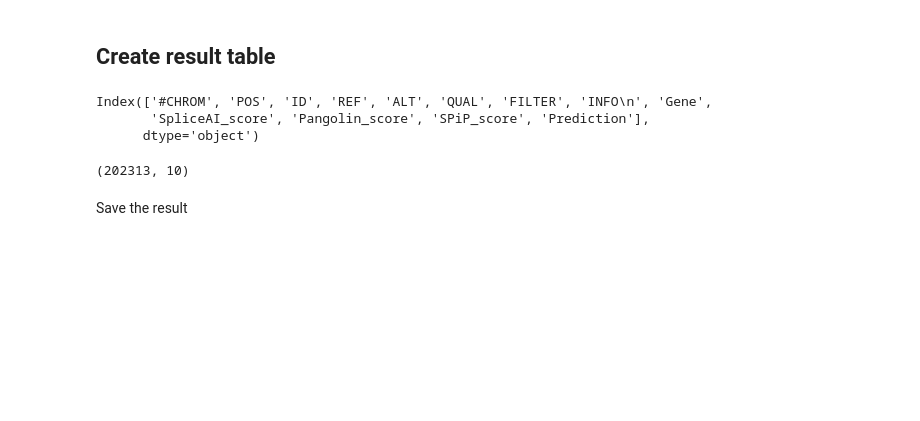
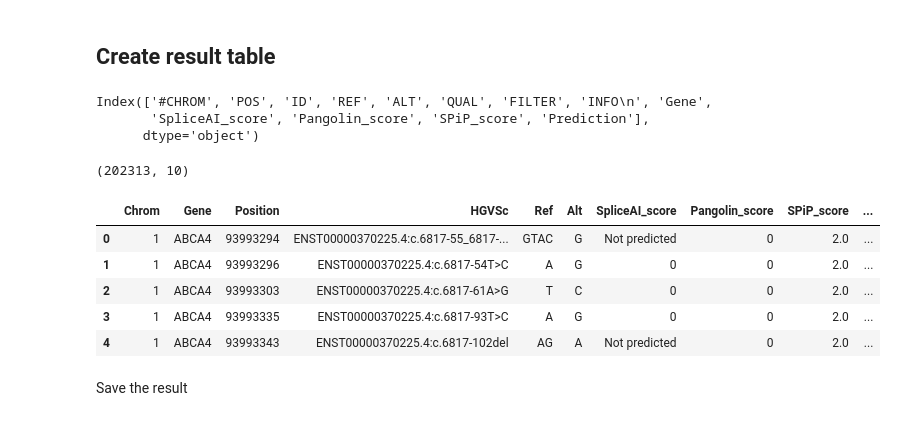
Before and after one commit to EkaterinShitik/IRD_prediction_assessment, a Jupyter notebook: annotation/Data_annotation.ipynb, the cells around one changed output. Cells and saved outputs as stored; diff of their text form; code cells hidden in the pictures; blank space fills up the shorter version.

```diff
--- a/annotation/Data_annotation.ipynb
+++ b/annotation/Data_annotation.ipynb
@@ -83,37 +83,37 @@ total_table = pd.concat((ABCA4_vcf, CRB1_vcf, USH2A_vcf))
 # %% [markdown]
 ## Add the obtained tool scores
 # %%
-def process_spip(preds: list):
-    _preds = preds.split(",")
+def process_spip(preds: list) -> float:
+    preds = preds.split(",")
     _max = 0
-    for _p in _preds:
-        score = float(_p.split("|")[4])
+    for p in preds:
+        score = float(p.split("|")[4])
         if score > _max:
             _max = score
     return _max * 1000
 
 
-def process_spliceai(preds: str):
+def process_spliceai(preds: str) -> float:
     pred_list = preds.split('|')[2:6]
-    max = 0
+    _max = 0
     for _ in pred_list:
         score = float(_)
-        if score > max:
-            max = score
-    return max
+        if score > _max:
+            _max = score
+    return _max
 
 
-def process_pangolin(pred):
-    max = 0
+def process_pangolin(pred: str) -> float:
+    _max = 0
     pred_list = pred.split('|')[1:3]
     for _ in pred_list:
         score = float(_.split(':')[1])
-        if score > max:
-            max = score
-    return max
+        if score > _max:
+            _max = score
+    return _max
 
 
-def spotlight_spliceai(pred):
+def spotlight_spliceai(pred: str) -> float:
     sai_score = 'Not predicted'
     prelim_list = pred['INFO\n'].split(';')
     for description in prelim_list:
@@ -122,7 +122,7 @@ def spotlight_spliceai(pred):
     return sai_score
 
 
-def spotlight_spip(pred):
+def spotlight_spip(pred: str) -> float:
     spip_score = 'Not predicted'
     prelim_list = pred['INFO\n'].split(';')
     for description in prelim_list:
@@ -131,7 +131,7 @@ def spotlight_spip(pred):
     return spip_score
 
 
-def spotlight_pangolin(pred):
+def spotlight_pangolin(pred: str) -> float:
     pang_score = 'Not predicted'
     prelim_list = pred['INFO\n'].split(';')
     for description in prelim_list:
@@ -206,7 +206,7 @@ None
 # %% [markdown]
 ## Annotate variants
 # %%
-def annotate_prediction(line):
+def annotate_prediction(line) -> str:
     if line['SpliceAI_score'] != 'Not predicted':
         sai_score = line['SpliceAI_score']
     else:
@@ -274,6 +274,15 @@ result_table = total_table[['#CHROM', 'Gene', 'POS', 'ID', 'REF', 'ALT',
 result_table.shape
 # %% [output]
 (202313, 10)
+# %%
+result_table.head()
+# %% [output]
+|  | Chrom | Gene | Position | HGVSc | Ref | Alt | SpliceAI_score | Pangolin_score | SPiP_score | ... |
+| 0 | 1 | ABCA4 | 93993294 | ENST00000370225.4:c.6817-55_6817-... | GTAC | G | Not predicted | 0 | 2.0 | ... |
+| 1 | 1 | ABCA4 | 93993296 | ENST00000370225.4:c.6817-54T>C | A | G | 0 | 0 | 2.0 | ... |
+| 2 | 1 | ABCA4 | 93993303 | ENST00000370225.4:c.6817-61A>G | T | C | 0 | 0 | 2.0 | ... |
+| 3 | 1 | ABCA4 | 93993335 | ENST00000370225.4:c.6817-93T>C | A | G | 0 | 0 | 2.0 | ... |
+| 4 | 1 | ABCA4 | 93993343 | ENST00000370225.4:c.6817-102del | AG | A | Not predicted | 0 | 2.0 | ... |
 # %% [markdown]
 Save the result
 # %%
```
